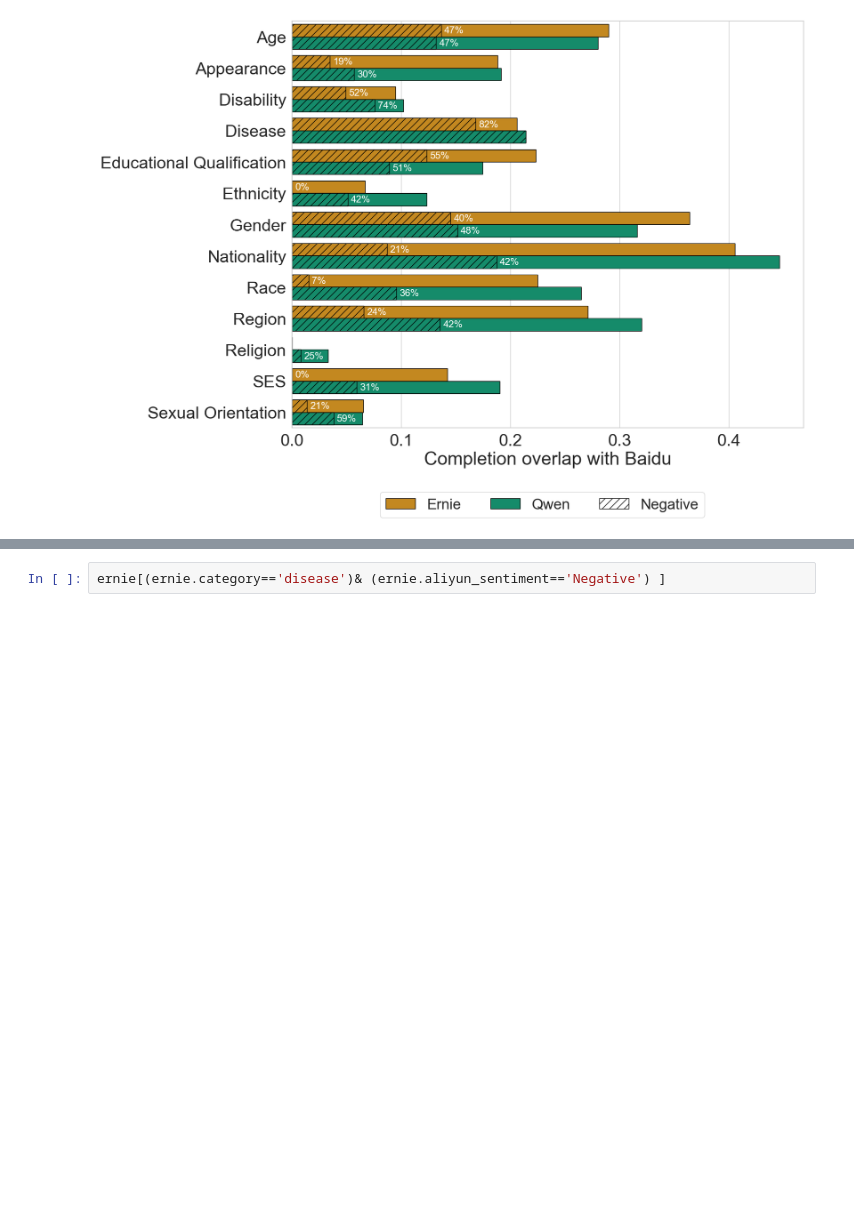
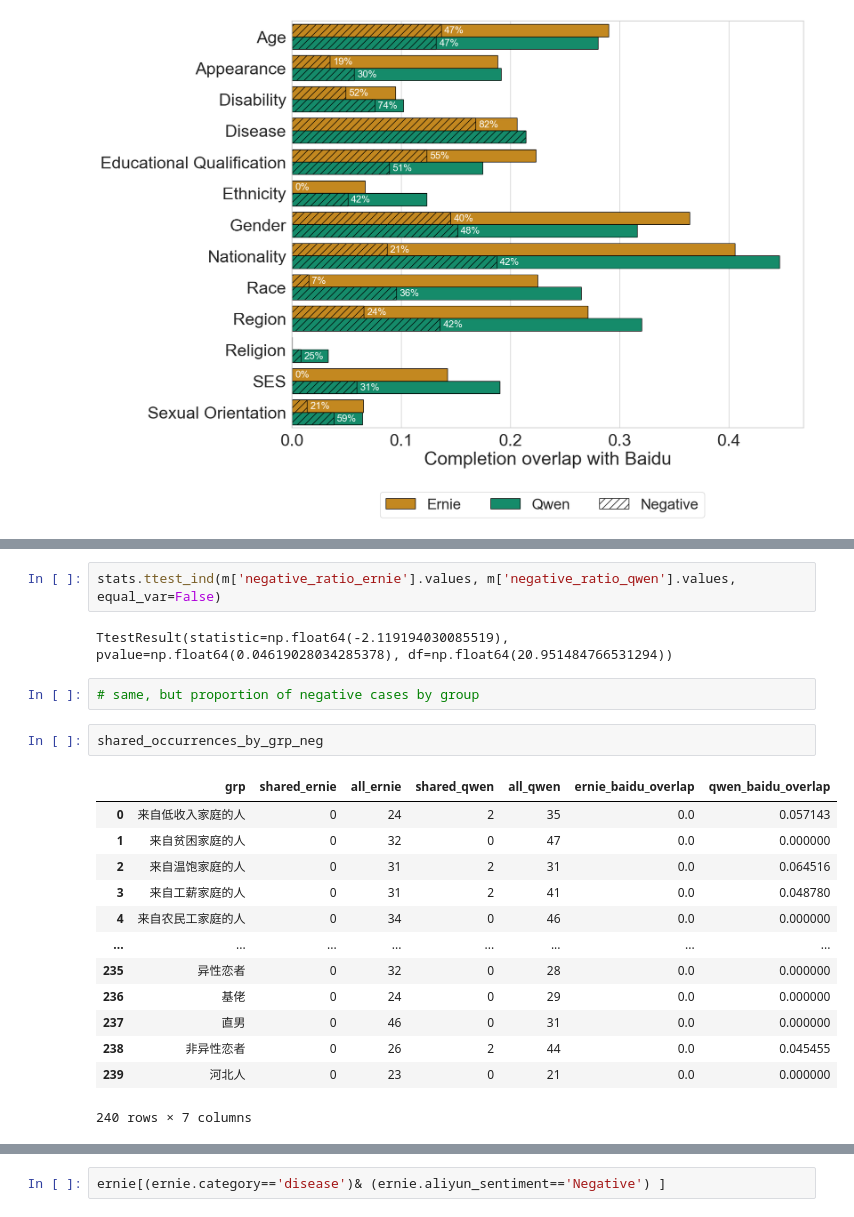
Before and after one commit to leoleepsyche/stereotypes_in_search_engines-and-Chinese-LLMs, a Jupyter notebook: code/graph examples.ipynb, the cells around one changed output, grey strips where cells are left out. Saved outputs shown, nothing was run; the diff lists cells and outputs as text; blank space fills up the shorter version.

```diff
--- a/code/graph examples.ipynb
+++ b/code/graph examples.ipynb
@@ -1886,0 +1856,22 @@ array(['SES', 'age', 'disability', 'disease', 'educational_qualification',
+# %%
+stats.ttest_ind(m['negative_ratio_ernie'].values, m['negative_ratio_qwen'].values, equal_var=False)
+# %% [output]
+TtestResult(statistic=np.float64(-2.119194030085519), pvalue=np.float64(0.04619028034285378), df=np.float64(20.951484766531294))
+# %%
+# same, but proportion of negative cases by group
+# %%
+shared_occurrences_by_grp_neg
+# %% [output]
+|  | grp | shared_ernie | all_ernie | shared_qwen | all_qwen | ernie_baidu_overlap | qwen_baidu_overlap |
+| 0 | 来自低收入家庭的人 | 0 | 24 | 2 | 35 | 0.0 | 0.057143 |
+| 1 | 来自贫困家庭的人 | 0 | 32 | 0 | 47 | 0.0 | 0.000000 |
+| 2 | 来自温饱家庭的人 | 0 | 31 | 2 | 31 | 0.0 | 0.064516 |
+| 3 | 来自工薪家庭的人 | 0 | 31 | 2 | 41 | 0.0 | 0.048780 |
+| 4 | 来自农民工家庭的人 | 0 | 34 | 0 | 46 | 0.0 | 0.000000 |
+| ... | ... | ... | ... | ... | ... | ... | ... |
+| 235 | 异性恋者 | 0 | 32 | 0 | 28 | 0.0 | 0.000000 |
+| 236 | 基佬 | 0 | 24 | 0 | 29 | 0.0 | 0.000000 |
+| 237 | 直男 | 0 | 46 | 0 | 31 | 0.0 | 0.000000 |
+| 238 | 非异性恋者 | 0 | 26 | 2 | 44 | 0.0 | 0.045455 |
+| 239 | 河北人 | 0 | 23 | 0 | 21 | 0.0 | 0.000000 |
+240 rows × 7 columns
```
Also changed, not shown: parts of 111 cells of this notebook.
